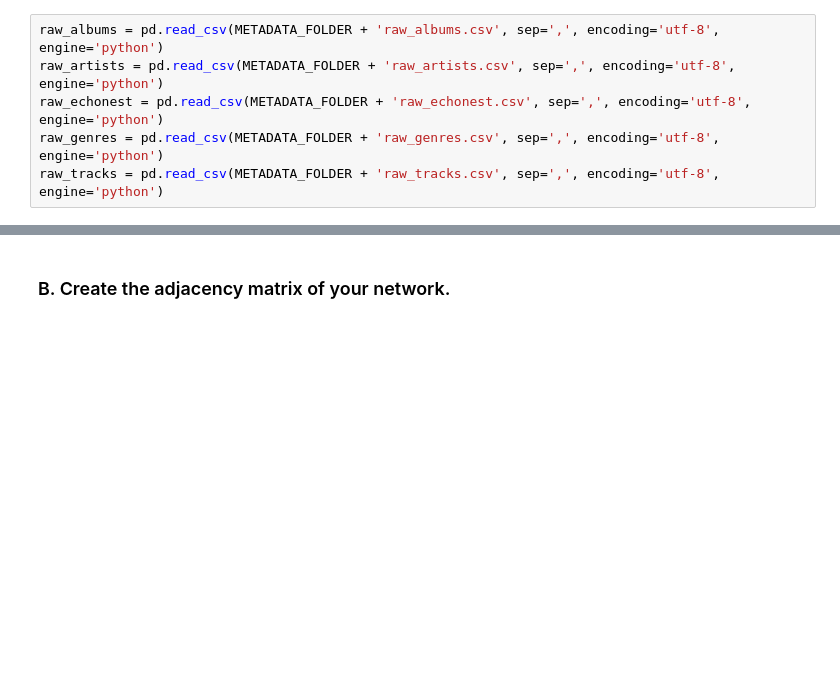
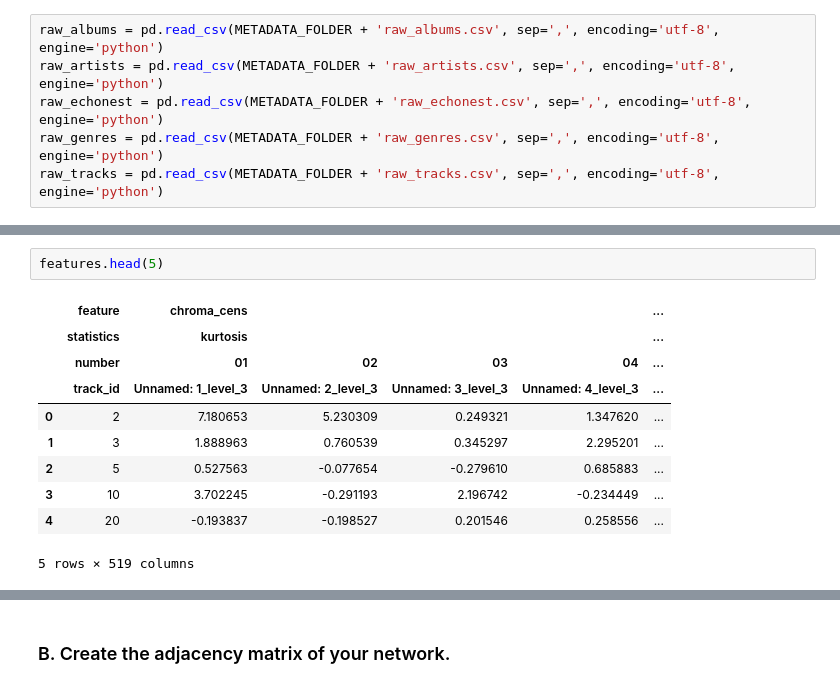
Before and after one commit to TTimTT/NTDS_Project, a Jupyter notebook: milestones_1/Tim_network_properties.ipynb, the cells around one changed output, grey strips where cells are left out. Drawn from its saved outputs; the diff is of its cells as text; blank space fills up the shorter version.

```diff
--- a/milestones_1/Tim_network_properties.ipynb
+++ b/milestones_1/Tim_network_properties.ipynb
@@ -59,0 +82,13 @@ cleaned_tracks.columns = tracks.iloc[0]
+# %%
+features.head(5)
+# %% [output]
+|  | feature | chroma_cens |  |  |  | ... |
+|  | statistics | kurtosis |  |  |  | ... |
+|  | number | 01 | 02 | 03 | 04 | ... |
+|  | track_id | Unnamed: 1_level_3 | Unnamed: 2_level_3 | Unnamed: 3_level_3 | Unnamed: 4_level_3 | ... |
+| 0 | 2 | 7.180653 | 5.230309 | 0.249321 | 1.347620 | ... |
+| 1 | 3 | 1.888963 | 0.760539 | 0.345297 | 2.295201 | ... |
+| 2 | 5 | 0.527563 | -0.077654 | -0.279610 | 0.685883 | ... |
+| 3 | 10 | 3.702245 | -0.291193 | 2.196742 | -0.234449 | ... |
+| 4 | 20 | -0.193837 | -0.198527 | 0.201546 | 0.258556 | ... |
+5 rows × 519 columns
```
Also changed, not shown: parts of 14 cells of this notebook.
